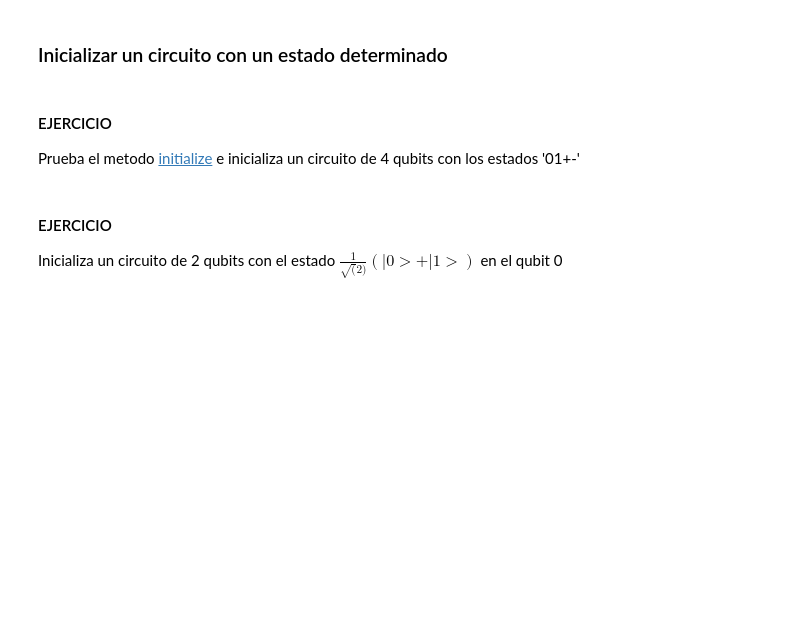
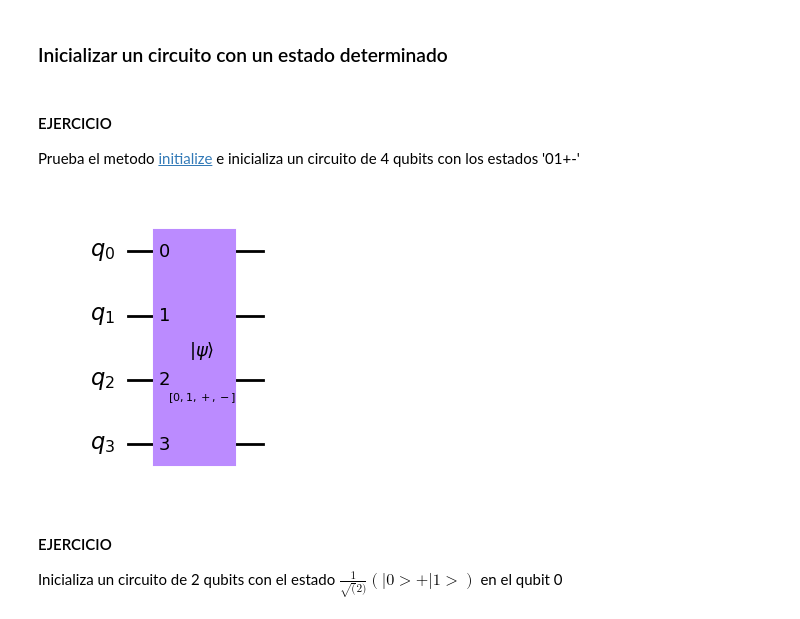
Before and after one commit to Mariomc10/AlgoritmosCuanticos, a Jupyter notebook: 02_circuitos_cuanticos.ipynb, the cells around one changed output. Drawn from its saved outputs; the diff is of its cells as text; code cells hidden in the pictures; blank space fills up the shorter version.

```diff
--- a/02_circuitos_cuanticos.ipynb
+++ b/02_circuitos_cuanticos.ipynb
@@ -560,6 +563,13 @@ A continuación se recogen algunas de las funciones más interesantes para traba
 Prueba el metodo [initialize](https://docs.quantum.ibm.com/api/qiskit/qiskit.circuit.QuantumCircuit#initialize) e inicializa un circuito de 4 qubits con los estados '01+-'
 # %%
 # Initializacion (Usando la instruccion initialize)
+qc = QuantumCircuit(4)
+
+qc.initialize('01+-',qc.qubits)
+
+qc.draw("mpl")
+# %% [output]
+[figure, added]
 # %% [markdown]
 #### EJERCICIO
 
```
Also changed, not shown: parts of 21 cells of this notebook, 2 other files.
